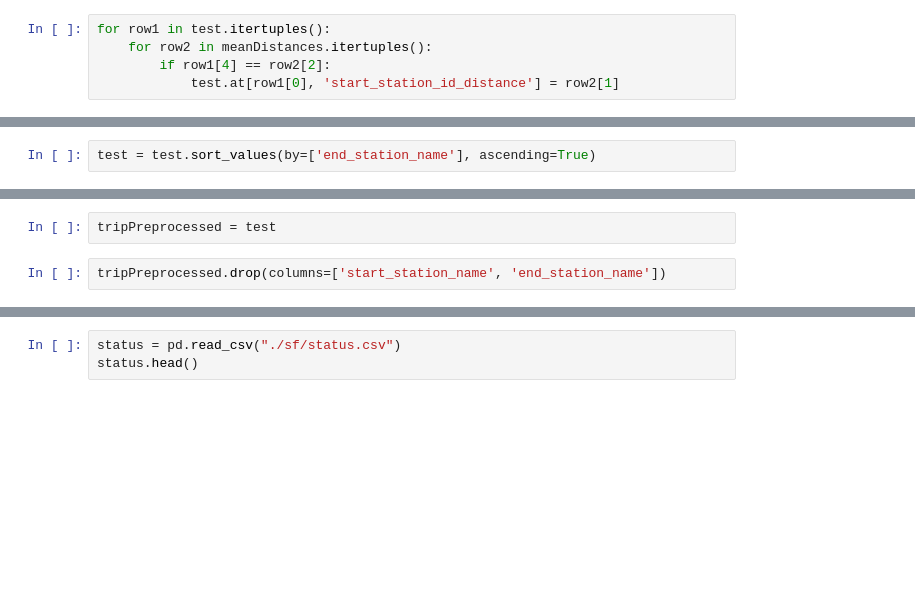
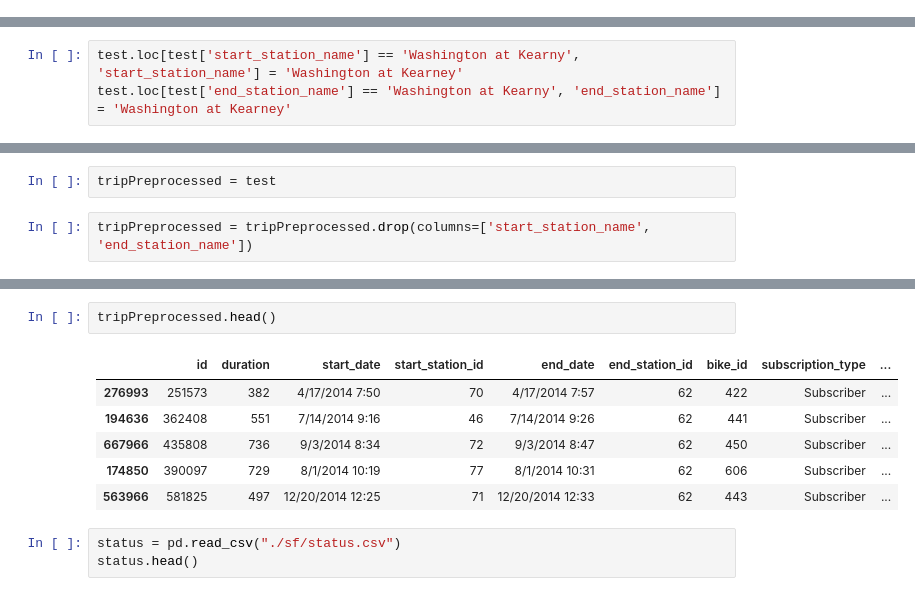
Before and after one commit to Pljosan/MLseminarski, a Jupyter notebook: Regresija.ipynb, the cells around one changed output, grey strips where cells are left out. Cells and saved outputs as stored; diff of their text form; blank space fills up the shorter version.

```diff
--- a/Regresija.ipynb
+++ b/Regresija.ipynb
@@ -279,15 +300,11 @@ test = test.sort_values(by=['start_station_name'], ascending=True)
 meanDistances = meanDistances.sort_values(by=['name'], ascending=True)
 # %%
 test['start_station_id_distance'] = ''
-# %%
-for row1 in test.itertuples():
-    for row2 in meanDistances.itertuples():
-        if row1[4] == row2[2]:
-            test.at[row1[0], 'start_station_id_distance'] = row2[1]
 # %%
 test['end_station_id_distance'] = ''
-# %%
-test = test.sort_values(by=['end_station_name'], ascending=True)
+# %%
+test.loc[test['start_station_name'] == 'Washington at Kearny', 'start_station_name'] = 'Washington at Kearney'
+test.loc[test['end_station_name'] == 'Washington at Kearny', 'end_station_name'] = 'Washington at Kearney'
 # %%
 for row1 in test.itertuples():
     for row2 in meanDistances.itertuples():
@@ -296,4 +324,4 @@ for row1 in test.itertuples():
 # %%
 tripPreprocessed = test
 # %%
-tripPreprocessed.drop(columns=['start_station_name', 'end_station_name'])
+tripPreprocessed = tripPreprocessed.drop(columns=['start_station_name', 'end_station_name'])
@@ -319,3 +328,12 @@ tripPreprocessed.drop(columns=['start_station_name', 'end_station_name'])
+# %%
+tripPreprocessed.head()
+# %% [output]
+|  | id | duration | start_date | start_station_id | end_date | end_station_id | bike_id | subscription_type | ... |
+| 276993 | 251573 | 382 | 4/17/2014 7:50 | 70 | 4/17/2014 7:57 | 62 | 422 | Subscriber | ... |
+| 194636 | 362408 | 551 | 7/14/2014 9:16 | 46 | 7/14/2014 9:26 | 62 | 441 | Subscriber | ... |
+| 667966 | 435808 | 736 | 9/3/2014 8:34 | 72 | 9/3/2014 8:47 | 62 | 450 | Subscriber | ... |
+| 174850 | 390097 | 729 | 8/1/2014 10:19 | 77 | 8/1/2014 10:31 | 62 | 606 | Subscriber | ... |
+| 563966 | 581825 | 497 | 12/20/2014 12:25 | 71 | 12/20/2014 12:33 | 62 | 443 | Subscriber | ... |
 # %%
 status = pd.read_csv("./sf/status.csv")
 status.head()
```
Also changed, not shown: parts of 22 cells of this notebook.
